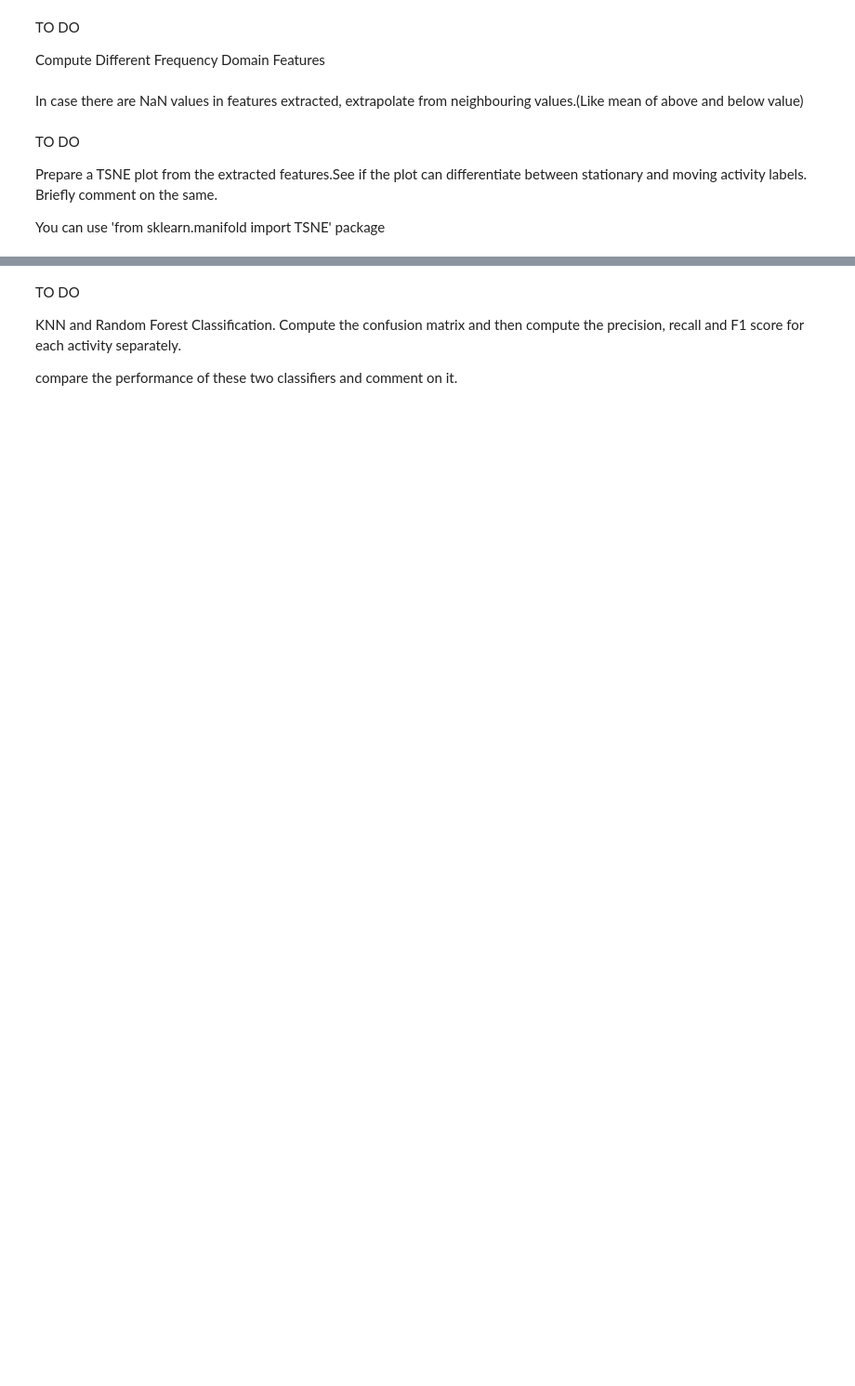
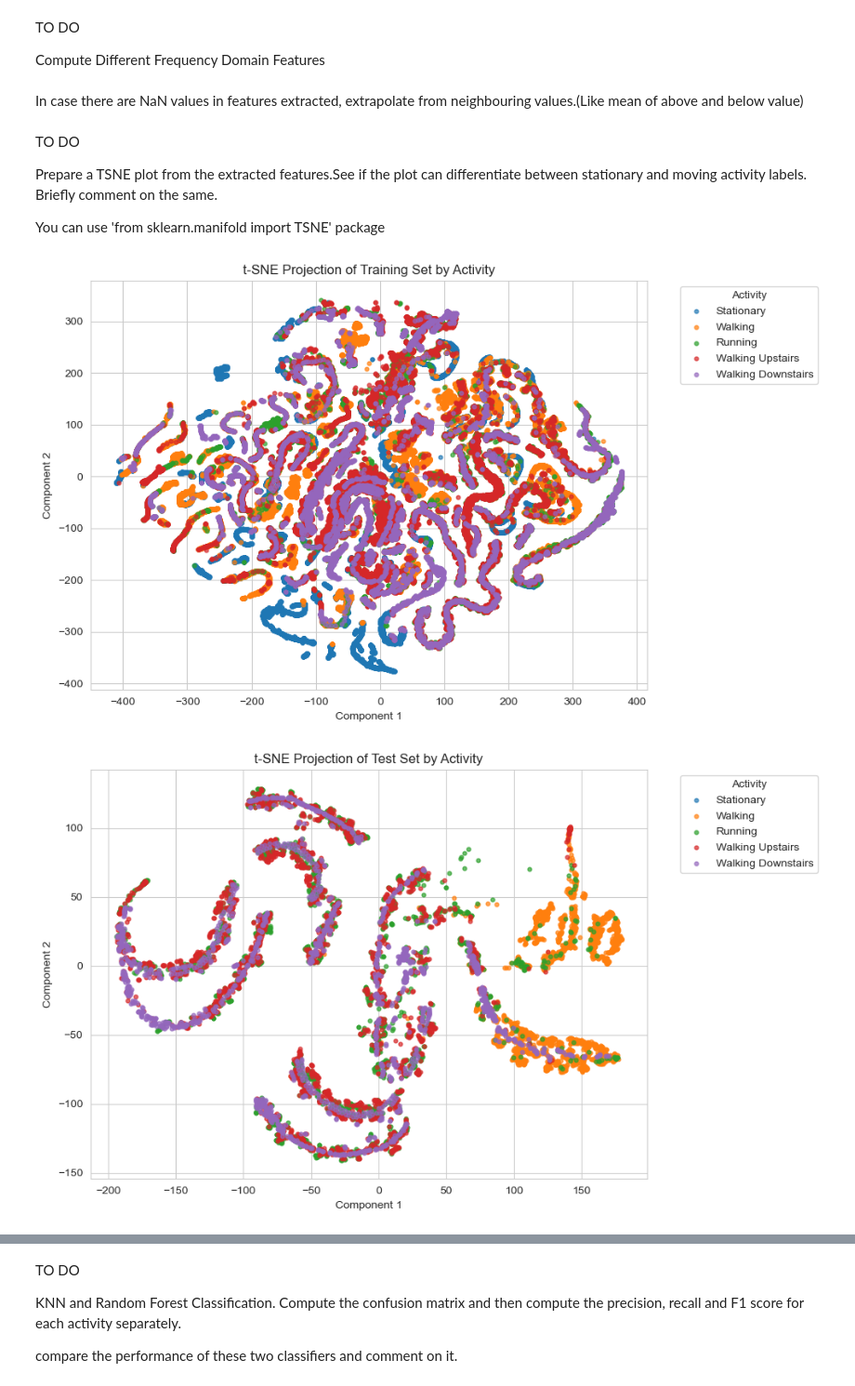
Before and after one commit to ConanMinihan/HumanActivityRecognition, a Jupyter notebook: A2_python.ipynb, the cells around one changed output, grey strips where cells are left out. Shown at 93% size. Cells and saved outputs as stored; diff of their text form; code cells hidden in the pictures; blank space fills up the shorter version.

```diff
--- a/A2_python.ipynb
+++ b/A2_python.ipynb
@@ -437,7 +397,7 @@ def compute_peak_features(sig):
 
 # Remote Function
 @ray.remote
-def compute_time_features(x, y, z, b, label):
+def compute_time_features(x, y, z, b, label,participant):
     mean_x, mean_y, mean_z, mean_b = np.mean(x), np.mean(y), np.mean(z), np.mean(b) # Mean
     std_x, std_y, std_z, std_b = np.std(x), np.std(y), np.std(z), np.std(b) # Standard Deviation
     skew_x, skew_y, skew_z, skew_b = skew(x), skew(y), skew(z), skew(b) # Skewness
@@ -453,7 +413,7 @@ def compute_time_features(x, y, z, b, label):
     num_peaks_b, mean_peak_val_b, mean_peak_dist_b = compute_peak_features(b) # Number of Peaks, Mean Peak Value, Mean Peak Distance for b
 
     dict_features = {
-        "label": label,
+        "label": label, "participant": participant, # Label & Participant
         "mean_x": mean_x, "mean_y": mean_y, "mean_z": mean_z, "mean_b": mean_b, # Mean
         "std_x": std_x, "std_y": std_y, "std_z": std_z, "std_b": std_b, # Standard Deviation
         "skew_x": skew_x, "skew_y": skew_y, "skew_z": skew_z, "skew_b": skew_b, # Skewness
@@ -469,15 +429,18 @@ def compute_time_features(x, y, z, b, label):
 
 # Parallel execution
 lst_time_features_train = [
-    compute_time_features.remote(x, y, z, b, label)
-    for x, y, z, b, label in zip(x_list_train, y_list_train, z_list_train, b_list_train, train_labels)
+    compute_time_features.remote(x, y, z, b, label, participant)
+    for x, y, z, b, label, participant in zip(
+        x_list_train, y_list_train, z_list_train, b_list_train, train_labels, train_participants
+    )
 ]
+
 lst_time_features_test = [
-    compute_time_features.remote(x, y, z, b, label)
-    for x, y, z, b, label in zip(x_list_test, y_list_test, z_list_test, b_list_test, test_labels)
+    compute_time_features.remote(x, y, z, b, label, participant)
+    for x, y, z, b, label, participant in zip(
+        x_list_test, y_list_test, z_list_test, b_list_test, test_labels, test_participants
+    )
 ]
-results_time_train = ray.get(lst_time_features_train)
-results_time_test = ray.get(lst_time_features_test)
 # %% [markdown]
 TO DO
 
@@ -501,7 +464,7 @@ def spectral_entropy(psd):
 
 # Ray function to compute PSD-based features
 @ray.remote
-def compute_frequency_features(x, y, z, b, label, fs=sample_rate):
+def compute_frequency_features(x, y, z, b, label, participant, fs=sample_rate):
     """Compute frequency-domain features (Welch PSD + entropy) for one window."""
 
     # Welch PSD for each signal
@@ -530,7 +493,7 @@ def compute_frequency_features(x, y, z, b, label, fs=sample_rate):
 
     # Return dictionary of features
     dict_features = {
-                        "label": label,
+                        "label": label, "participant": participant, # Label & Participant
                         "dom_freq_x": dom_fx, "dom_freq_y": dom_fy,
                         "dom_freq_z": dom_fz, "dom_freq_b": dom_fb,
                         "energy_x": energy_x, "energy_y": energy_y,
@@ -541,13 +504,17 @@ def compute_frequency_features(x, y, z, b, label, fs=sample_rate):
 
     return dict_features
 
-zip_frequency_train = zip(x_list_train, y_list_train, z_list_train, b_list_train, train_labels)
+# Parallel execution
 list_frequency_features_train = [
-                            compute_frequency_features.remote(x, y, z, b, label)
-                            for x, y, z, b, label in zip_frequency_train
+    compute_frequency_features.remote(x, y, z, b, label, participant)
+    for x, y, z, b, label, participant in zip(
+        x_list_train, y_list_train, z_list_train, b_list_train, train_labels, train_participants
+    )
 ]
-zip_frequency_test = zip(x_list_test, y_list_test, z_list_test, b_list_test, test_labels)
+
 list_frequency_features_test = [
-                                compute_frequency_features.remote(x, y, z, b, label)
-                                for x, y, z, b, label in zip_frequency_test
+    compute_frequency_features.remote(x, y, z, b, label, participant)
+    for x, y, z, b, label, participant in zip(
+        x_list_test, y_list_test, z_list_test, b_list_test, test_labels, test_participants
+    )
 ]
@@ -697,13 +557,17 @@ Prepare a TSNE plot from the extracted features.See if the plot can differentiat
 You can use 'from sklearn.manifold import TSNE' package
 # %%
 # TSNE
-# Handle NaN or infinite values before TSNE
+# Handle aNaN or infinite values before TSNE
 X_train_tsne = X_train.replace([np.inf, -np.inf], np.nan).dropna()
 X_test_tsne  = X_test.replace([np.inf, -np.inf], np.nan).dropna()
 
 # Match labels to the cleaned rows
 y_train_tsne = y_train.loc[X_train_tsne.index]
 y_test_tsne  = y_test.loc[X_test_tsne.index]
+
+# drop the paricipant column as it is not needed for TSNE
+X_train_tsne = X_train_tsne.drop(columns=["participant"], errors="ignore")
+X_test_tsne = X_test_tsne.drop(columns=["participant"], errors="ignore")
 
 # Map numeric labels to readable activity names
 activity_map = {
@@ -733,30 +597,33 @@ for i, (label, name) in enumerate(activity_map.items()):
                 label=name,
                 s=12,
                 alpha=0.7
     )
 
 plt.legend(title="Activity", bbox_to_anchor=(1.05, 1), loc="upper left")
 plt.title("t-SNE Projection of Training Set by Activity")
 plt.xlabel("Component 1")
 plt.ylabel("Component 2")
 plt.tight_layout()
 plt.show()
 
 # Visualization — Test Set
 plt.figure(figsize=(10, 6))
 for i, (label, name) in enumerate(activity_map.items()):
     mask = y_test_named == name
     plt.scatter(
                 X_test_tsne_embedded[mask, 0],
                 X_test_tsne_embedded[mask, 1],
                 label=name,
                 s=12,
                 alpha=0.7
     )
 
 plt.legend(title="Activity", bbox_to_anchor=(1.05, 1), loc="upper left")
 plt.title("t-SNE Projection of Test Set by Activity")
 plt.xlabel("Component 1")
 plt.ylabel("Component 2")
 plt.tight_layout()
 plt.show()
+# %% [output]
+[figure, added]
+[figure, added]
```
Also changed, not shown: parts of 24 cells of this notebook.
